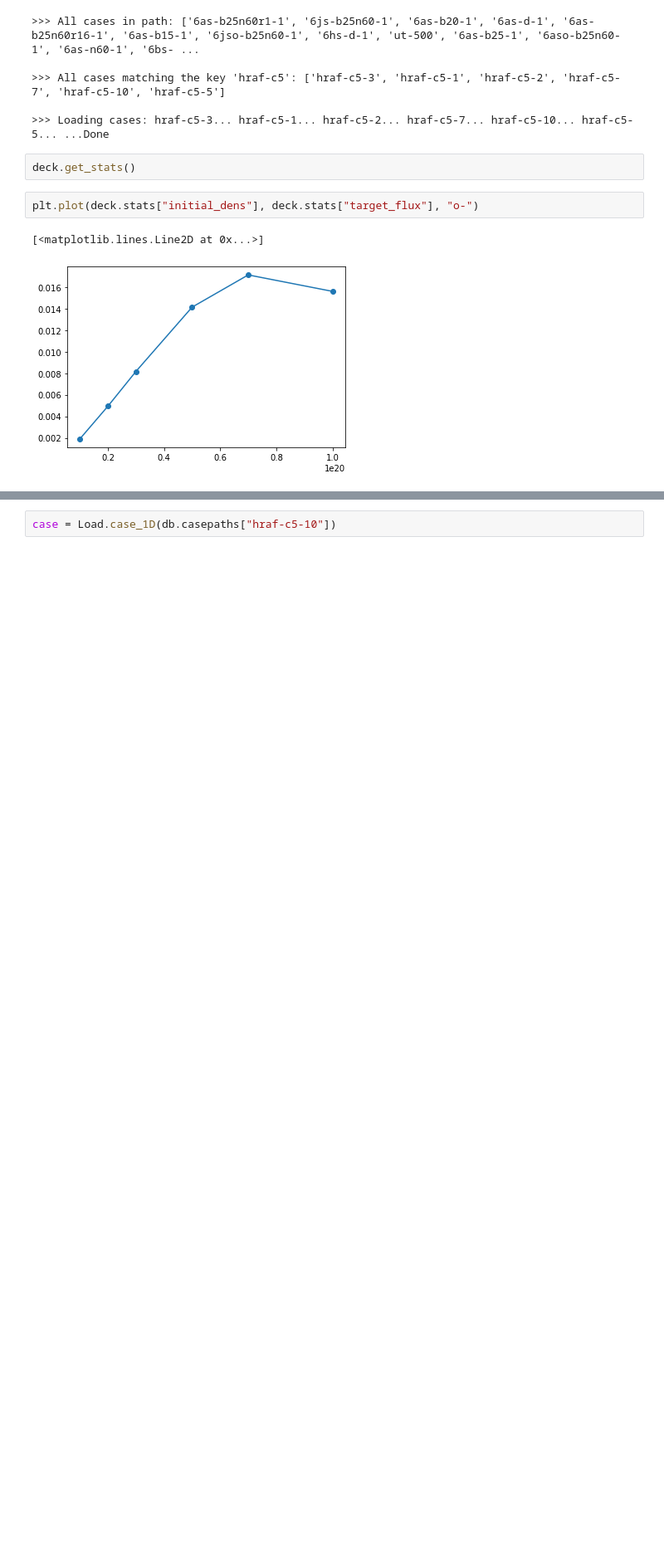
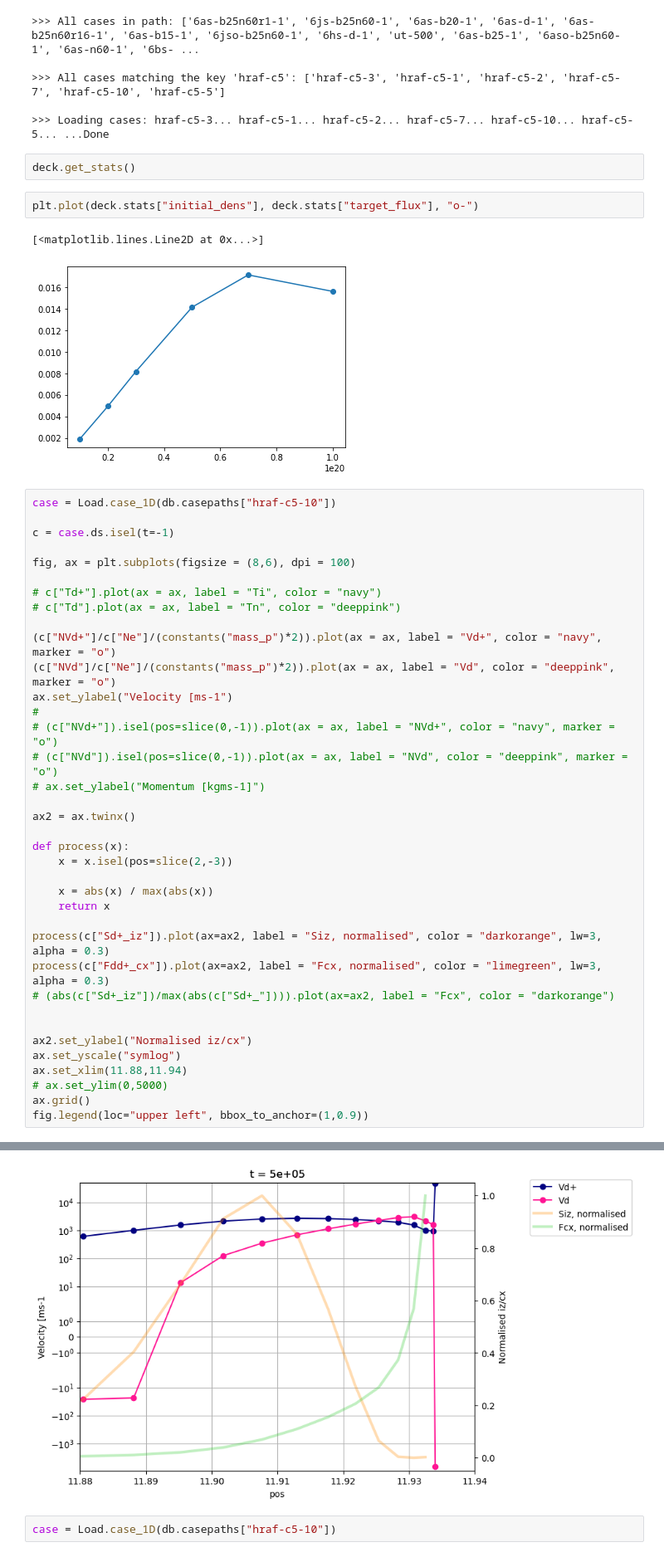
Before and after one commit to mikekryjak/sdtools, a Jupyter notebook: pp-hermes1d.ipynb, the cells around one changed output, grey strips where cells are left out. Shown at 83% size. Saved outputs shown, nothing was run; the diff lists cells and outputs as text; blank space fills up the shorter version.

```diff
--- a/pp-hermes1d.ipynb
+++ b/pp-hermes1d.ipynb
@@ -59,3 +78,41 @@ plt.plot(deck.stats["initial_dens"], deck.stats["target_flux"], "o-")
 # %% [output]
 [<matplotlib.lines.Line2D at 0x...>]
 [figure]
+# %%
+case = Load.case_1D(db.casepaths["hraf-c5-10"])
+
+c = case.ds.isel(t=-1)
+
+fig, ax = plt.subplots(figsize = (8,6), dpi = 100)
+
+# c["Td+"].plot(ax = ax, label = "Ti", color = "navy")
+# c["Td"].plot(ax = ax, label = "Tn", color = "deeppink")
+
+(c["NVd+"]/c["Ne"]/(constants("mass_p")*2)).plot(ax = ax, label = "Vd+", color = "navy", marker = "o")
+(c["NVd"]/c["Ne"]/(constants("mass_p")*2)).plot(ax = ax, label = "Vd", color = "deeppink", marker = "o")
+ax.set_ylabel("Velocity [ms-1")
+#
+# (c["NVd+"]).isel(pos=slice(0,-1)).plot(ax = ax, label = "NVd+", color = "navy", marker = "o")
+# (c["NVd"]).isel(pos=slice(0,-1)).plot(ax = ax, label = "NVd", color = "deeppink", marker = "o")
+# ax.set_ylabel("Momentum [kgms-1]")
+
+ax2 = ax.twinx()
+
+def process(x):
+    x = x.isel(pos=slice(2,-3))
+
+    x = abs(x) / max(abs(x))
+    return x
+
+process(c["Sd+_iz"]).plot(ax=ax2, label = "Siz, normalised", color = "darkorange", lw=3, alpha = 0.3)
+process(c["Fdd+_cx"]).plot(ax=ax2, label = "Fcx, normalised", color = "limegreen", lw=3, alpha = 0.3)
+# (abs(c["Sd+_iz"])/max(abs(c["Sd+_"]))).plot(ax=ax2, label = "Fcx", color = "darkorange")
+
+
+ax2.set_ylabel("Normalised iz/cx")
+ax.set_yscale("symlog")
+ax.set_xlim(11.88,11.94)
+# ax.set_ylim(0,5000)
+ax.grid()
+fig.legend(loc="upper left", bbox_to_anchor=(1,0.9))
+# %% [output]
@@ -62,2 +120,3 @@ plt.plot(deck.stats["initial_dens"], deck.stats["target_flux"], "o-")
+[figure, added]
 # %%
 case = Load.case_1D(db.casepaths["hraf-c5-10"])
```
Also changed, not shown: parts of 21 cells of this notebook, 1 other file.
